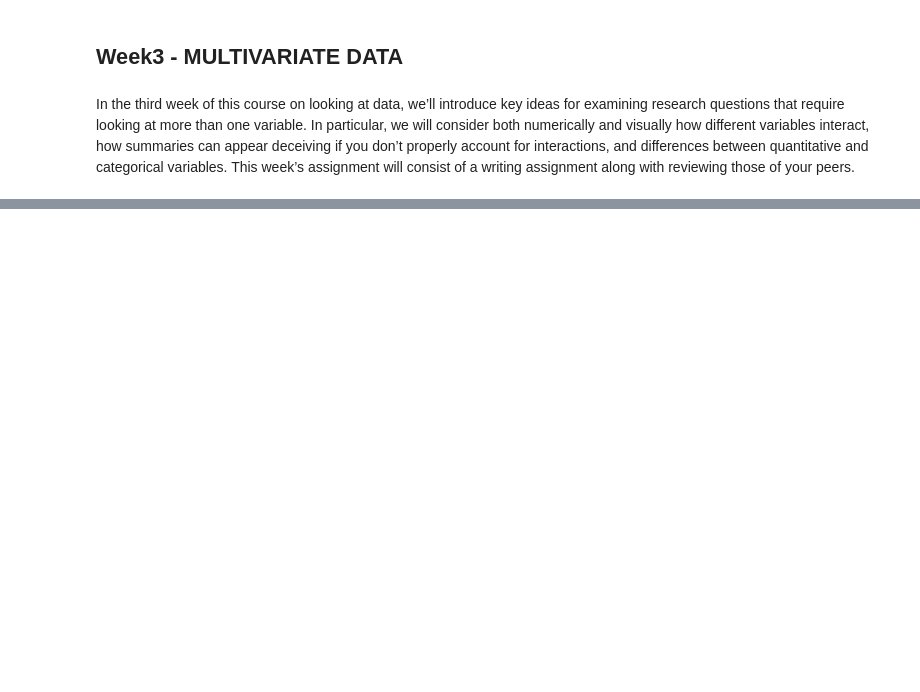
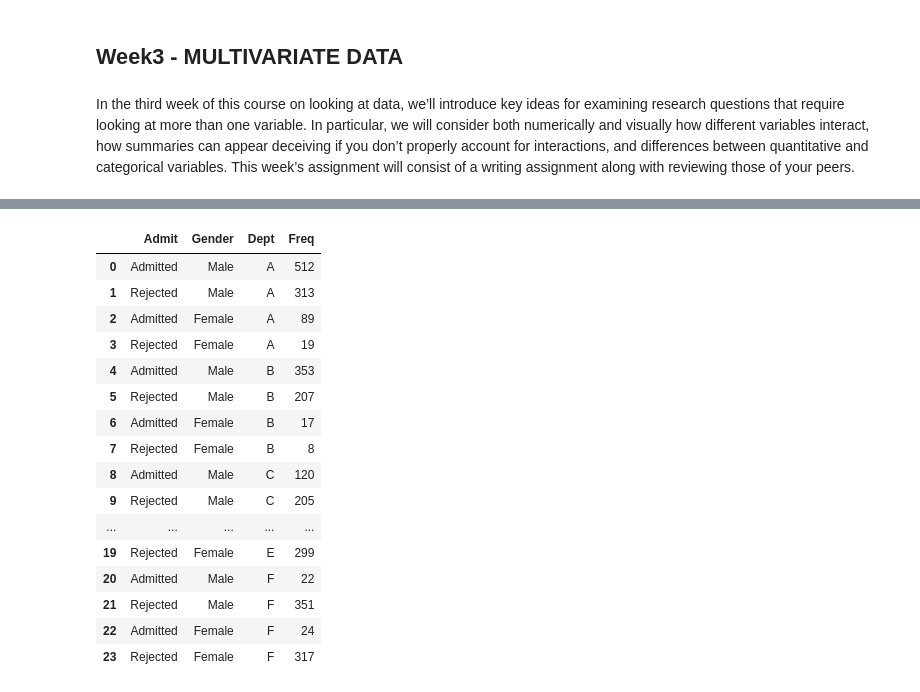
Before and after one commit to xie186/Courseara_StatisticsWithPython, a Jupyter notebook: StatisticsWithPython_CourseraCourse.ipynb, the cells around one changed output, grey strips where cells are left out. Cells and saved outputs as stored; diff of their text form; code cells hidden in the pictures; blank space fills up the shorter version.

```diff
--- a/StatisticsWithPython_CourseraCourse.ipynb
+++ b/StatisticsWithPython_CourseraCourse.ipynb
@@ -20,0 +48,23 @@ In the third week of this course on looking at data, we’ll introduce key ideas
+# %%
+import pandas as pd
+file = 'https://raw.githubusercontent.com/xie186/Courseara_StatisticsWithPython/master/data/UCBGradAdmData1973.csv'
+df = pd.DataFrame(pd.read_csv(file))
+df
+# %% [output]
+|  | Admit | Gender | Dept | Freq |
+| 0 | Admitted | Male | A | 512 |
+| 1 | Rejected | Male | A | 313 |
+| 2 | Admitted | Female | A | 89 |
+| 3 | Rejected | Female | A | 19 |
+| 4 | Admitted | Male | B | 353 |
+| 5 | Rejected | Male | B | 207 |
+| 6 | Admitted | Female | B | 17 |
+| 7 | Rejected | Female | B | 8 |
+| 8 | Admitted | Male | C | 120 |
+| 9 | Rejected | Male | C | 205 |
+| ... | ... | ... | ... | ... |
+| 19 | Rejected | Female | E | 299 |
+| 20 | Admitted | Male | F | 22 |
+| 21 | Rejected | Male | F | 351 |
+| 22 | Admitted | Female | F | 24 |
+| 23 | Rejected | Female | F | 317 |
```
Also changed, not shown: parts of 15 cells of this notebook.
